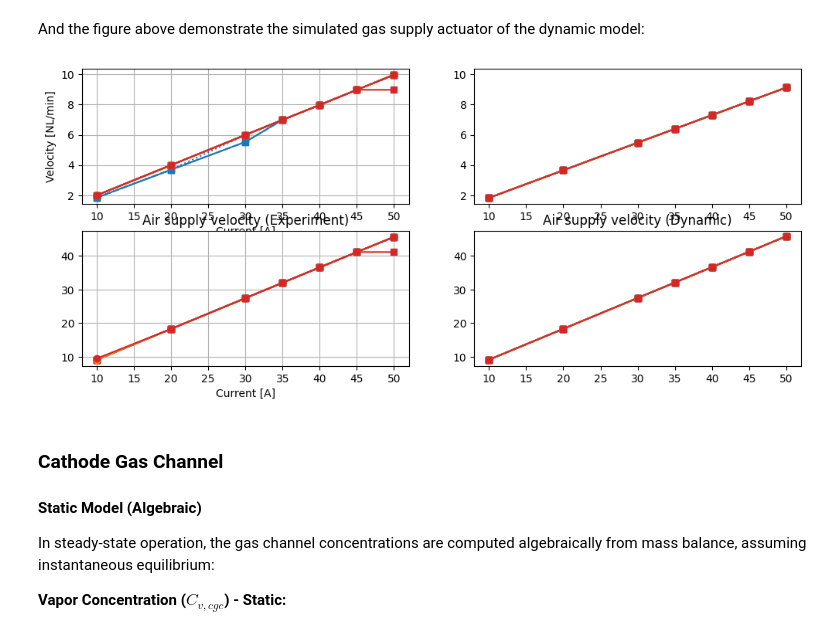
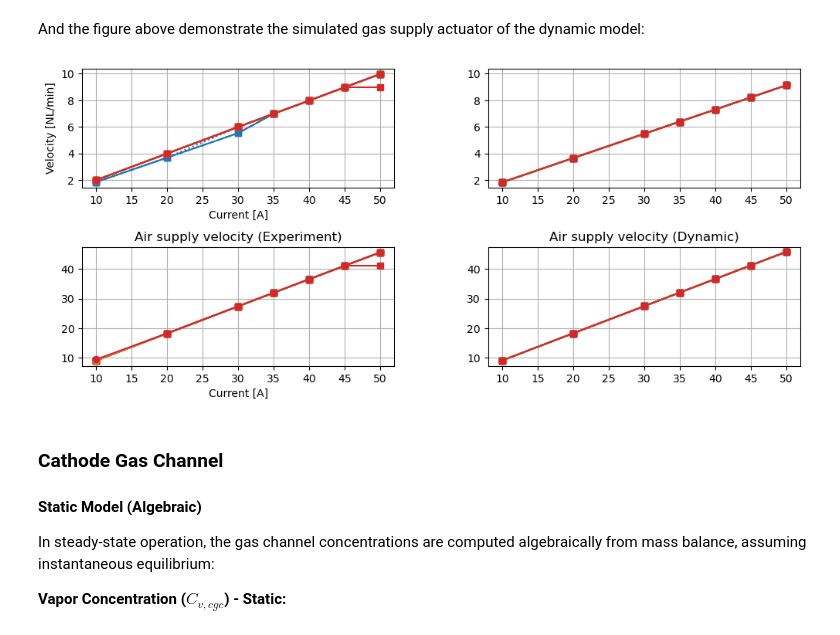
Before and after one commit to YuKwanH/DS-AlphaPEM, a Jupyter notebook: simulation/model/comparison/massflow.ipynb, the cells around one changed output. Cells and saved outputs as stored; diff of their text form; code cells hidden in the pictures.

```diff
--- a/simulation/model/comparison/massflow.ipynb
+++ b/simulation/model/comparison/massflow.ipynb
@@ -103,9 +108,10 @@ for RHC in [0, 0.5]:
                 # --------------- Steady-state Simulation  --------------- #
                 Wout_c = 10 + I_LOAD * 2.
                 Win_c = 1 + I_LOAD *2.5
+                Wout_a = 10 + I_LOAD * 3
                 operating_inputs_stat = {'Tfc': T_des + 273.15, 'Phi_a_des': 0, 'Phi_c_des': RHC,
                                                              'Pa_des': P_des * 1e5, 'Pc_des': P_des * 1e5,
-                                                             'Win_c': Win_c, 'Wout_c': Wout_c, 'Win_a': 0, 'Wout_a': 0.2}
+                                                             'Win_c': Win_c, 'Wout_c': Wout_c, 'Win_a': 0, 'Wout_a': Wout_a}
                 model = PEMFC_stat(parameters,operating_inputs_stat)
                 sol = model.solve(I_LOAD/parameters['Aact'])
                 # --------------- Log states for steady-state simulation  --------------- #
@@ -150,25 +156,26 @@ plt.show()
 And the figure above demonstrate the simulated gas supply actuator of the dynamic model:
 # %%
 fig, axes = plt.subplots(nrows=2, ncols=2, figsize=(12, 5))
+fig.subplots_adjust(hspace=0.5, wspace=0.3)
 for key in aux_data_exp.keys():
     props = get_plot_properties(key)
     exp_states = aux_data_exp[key].get("states", {})
     axes[0, 0].plot(I_points,  exp_states["H2_FLOW"], color=props['color'], linestyle=props['linestyle'], marker=props['marker'])
     axes[1, 0].plot(I_points, exp_states["AIR_FLOW"], color=props['color'], linestyle=props['linestyle'], marker=props['marker'])
 for cond_key, cond_data in dyn_log_all.items():
     props = get_plot_properties(cond_key)
     states = cond_data["states"]
     Wcp_NLmin = np.array(states["Wcp"])/2.155e-5 # V_NLMIN * M_O2/(Vm_std*60)
     Wrd_NLmin = np.array(states["Wasm_in"])/1.499e-6 # V_NLMIN * M_H2/(Vm_std*60)
     axes[1, 1].plot(I_points, Wcp_NLmin, color=props['color'], linestyle=props['linestyle'], marker=props['marker'])
     axes[0, 1].plot(I_points, Wrd_NLmin, color=props['color'], linestyle=props['linestyle'], marker=props['marker'])
-axes[0, 1].set_ylim(axes[0, 0].get_ylim())
-axes[1, 1].set_ylim(axes[1, 0].get_ylim())
+axes[0, 1].set_ylim(axes[0, 0].get_ylim()); axes[0,1].grid(True)
+axes[1, 1].set_ylim(axes[1, 0].get_ylim()); axes[1,1].grid(True)
 axes[1, 0].set_title("Air supply velocity (Experiment)"); axes[1, 0].set_xlabel("Current [A]"); axes[1, 0].grid(True)
 axes[0, 0].set_ylabel("Velocity [NL/min]");
 axes[1, 1].set_title("Air supply velocity (Dynamic)"); axes[0, 0].set_xlabel("Current [A]"); axes[0, 0].grid(True)
 # %% [output]
-[figure, old version]
+[figure, new version]
 # %% [markdown]
 ### Cathode Gas Channel
 
```
Also changed, not shown: parts of 8 cells of this notebook, 7 other files.
